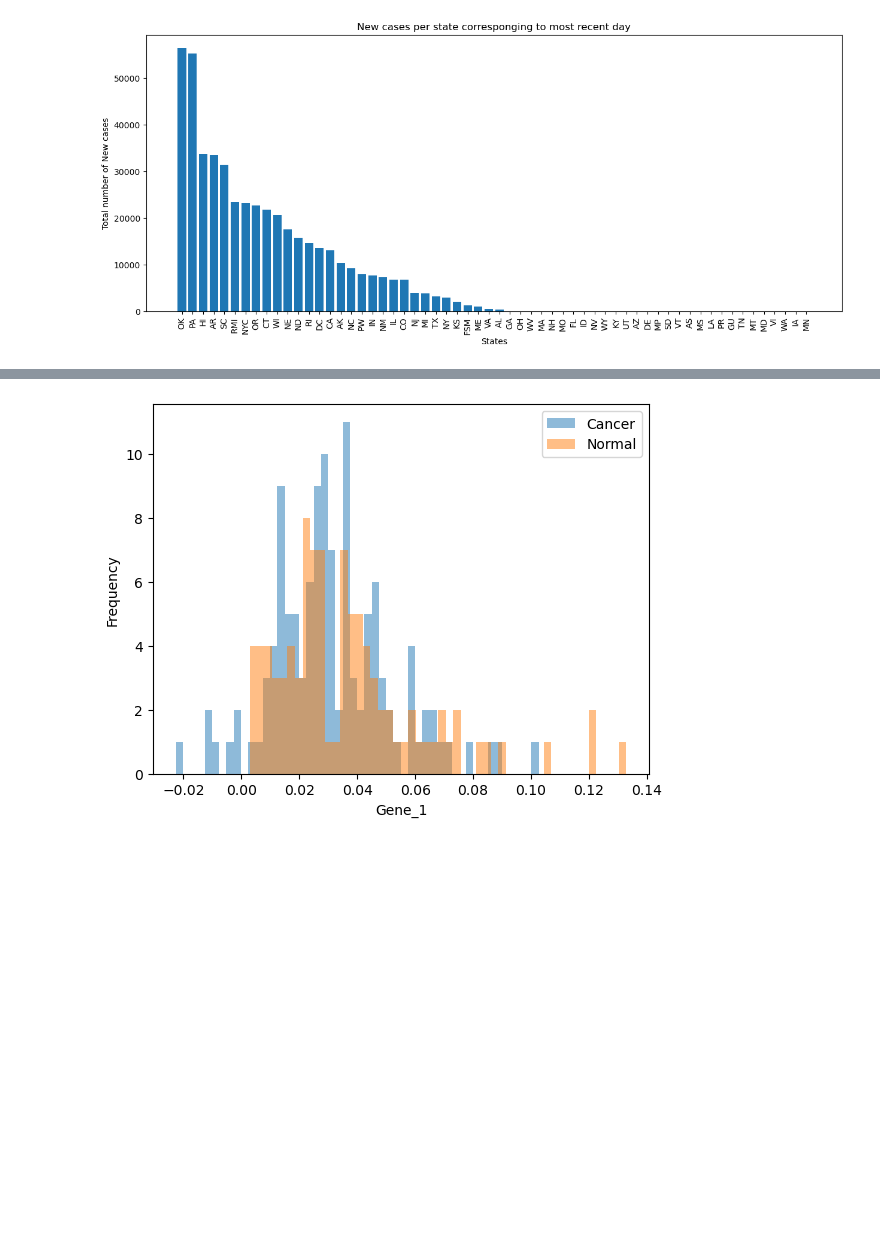
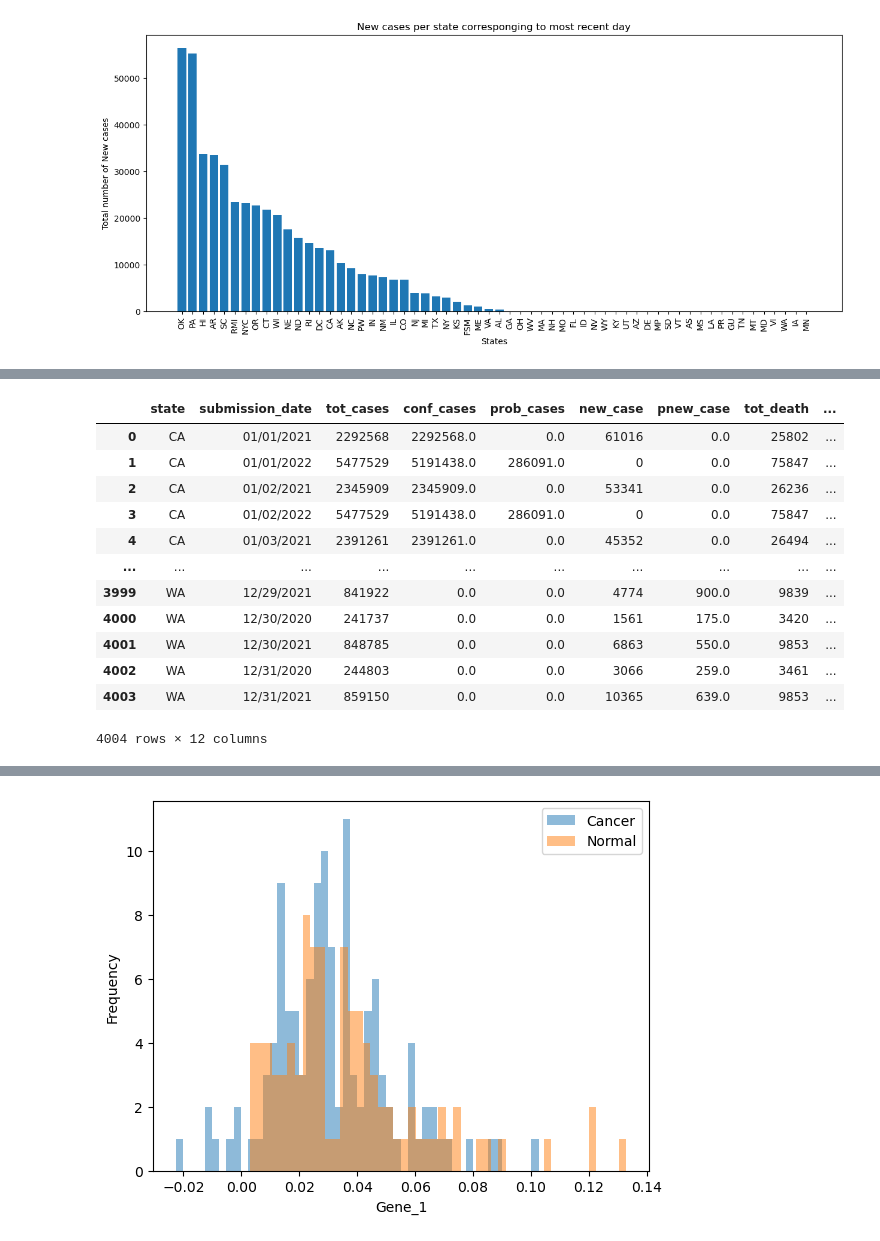
Before and after one commit to hrelosim/AM170B_Spring23, a Jupyter notebook: AM170B_hw1_lab.ipynb, the cells around one changed output, grey strips where cells are left out. Cells and saved outputs as stored; diff of their text form; code cells hidden in the pictures; blank space fills up the shorter version.

```diff
--- a/AM170B_hw1_lab.ipynb
+++ b/AM170B_hw1_lab.ipynb
@@ -132,3 +134,19 @@ plt.show()
+# %%
+grouped
+# %% [output]
+|  | state | submission_date | tot_cases | conf_cases | prob_cases | new_case | pnew_case | tot_death | ... |
+| 0 | CA | 01/01/2021 | 2292568 | 2292568.0 | 0.0 | 61016 | 0.0 | 25802 | ... |
+| 1 | CA | 01/01/2022 | 5477529 | 5191438.0 | 286091.0 | 0 | 0.0 | 75847 | ... |
+| 2 | CA | 01/02/2021 | 2345909 | 2345909.0 | 0.0 | 53341 | 0.0 | 26236 | ... |
+| 3 | CA | 01/02/2022 | 5477529 | 5191438.0 | 286091.0 | 0 | 0.0 | 75847 | ... |
+| 4 | CA | 01/03/2021 | 2391261 | 2391261.0 | 0.0 | 45352 | 0.0 | 26494 | ... |
+| ... | ... | ... | ... | ... | ... | ... | ... | ... | ... |
+| 3999 | WA | 12/29/2021 | 841922 | 0.0 | 0.0 | 4774 | 900.0 | 9839 | ... |
+| 4000 | WA | 12/30/2020 | 241737 | 0.0 | 0.0 | 1561 | 175.0 | 3420 | ... |
+| 4001 | WA | 12/30/2021 | 848785 | 0.0 | 0.0 | 6863 | 550.0 | 9853 | ... |
+| 4002 | WA | 12/31/2020 | 244803 | 0.0 | 0.0 | 3066 | 259.0 | 3461 | ... |
+| 4003 | WA | 12/31/2021 | 859150 | 0.0 | 0.0 | 10365 | 639.0 | 9853 | ... |
+4004 rows × 12 columns
 # %%
 #total cases over time
 
```
Also changed, not shown: parts of 13 cells of this notebook.
